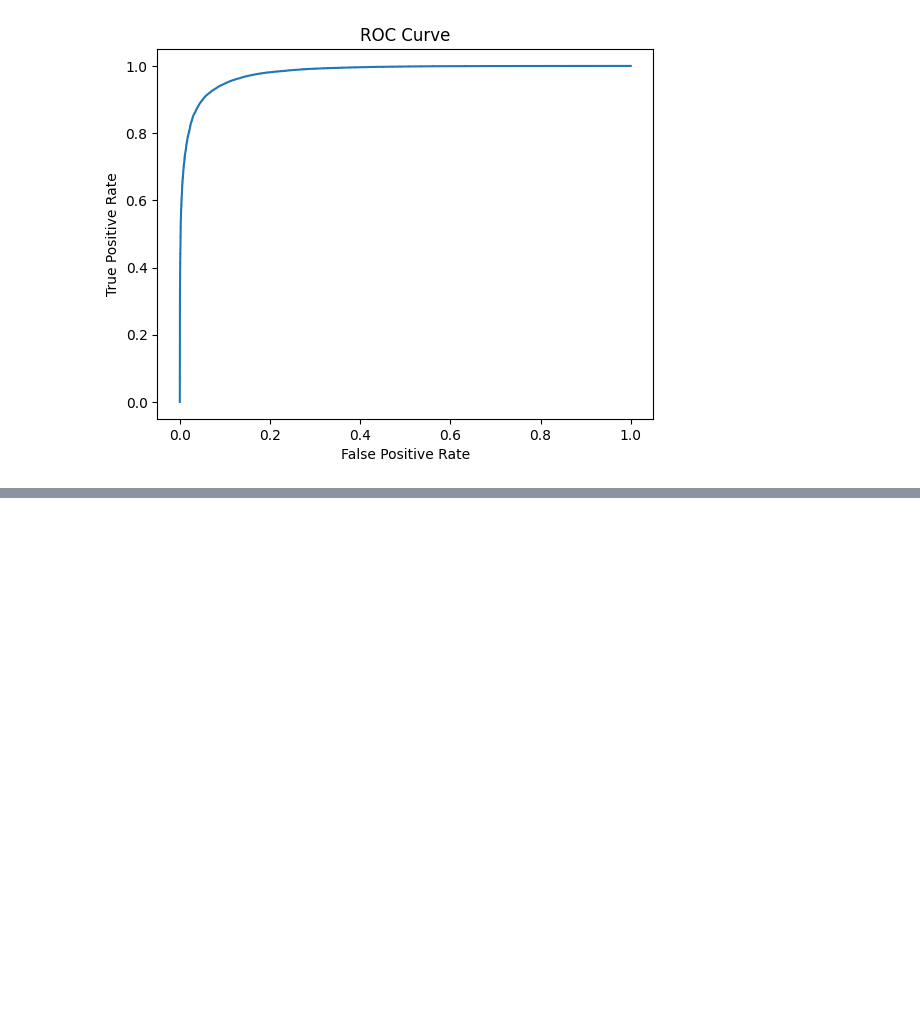
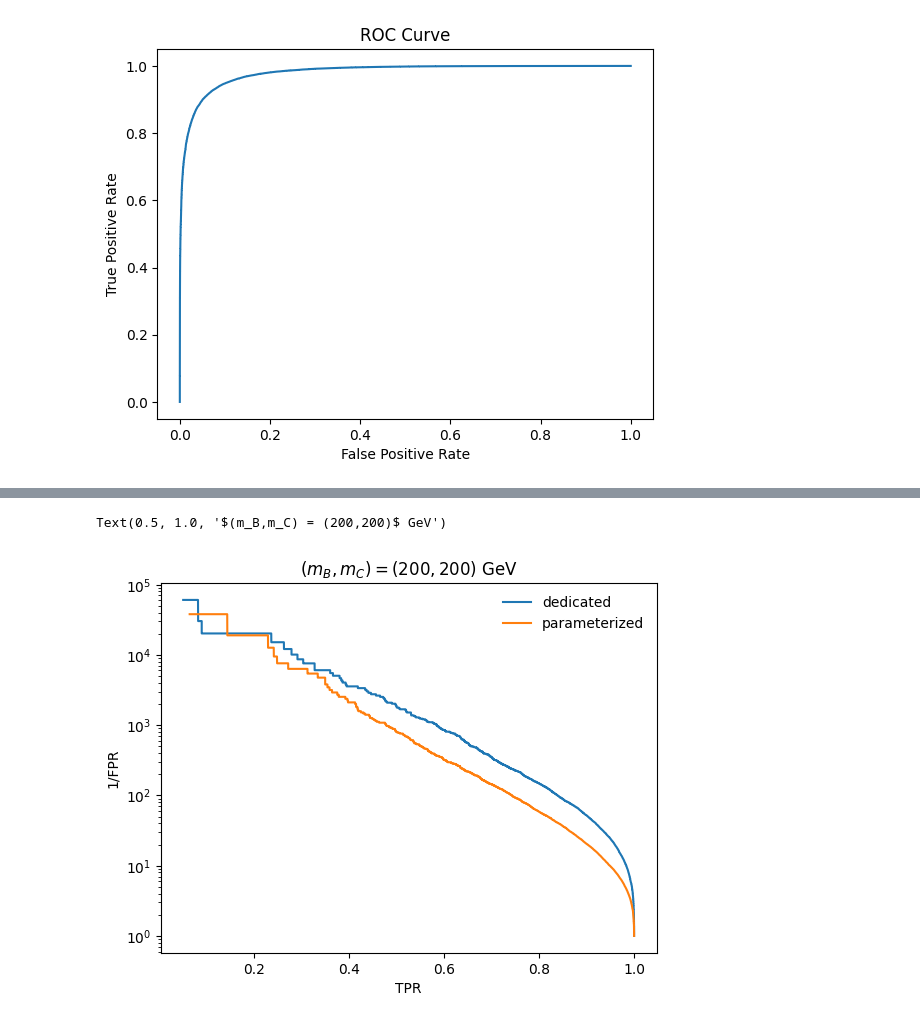
Before and after one commit to GitGup/SemiWeaklySupervised, a Jupyter notebook: Anomaly.ipynb, the cells around one changed output, grey strips where cells are left out. Saved outputs shown, nothing was run; the diff lists cells and outputs as text; code cells hidden in the pictures; blank space fills up the shorter version.

```diff
--- a/Anomaly.ipynb
+++ b/Anomaly.ipynb
@@ -302,0 +335,7 @@ model_100.compile(loss='binary_crossentropy', optimizer='adam', metrics=['accura
+# %%
+model_200 = Sequential()
+model_200.add(Dense(128, input_dim=4, activation='relu'))
+model_200.add(Dense(128, activation='relu'))
+model_200.add(Dense(128, activation='relu'))
+model_200.add(Dense(1, activation='sigmoid'))
+model_200.compile(loss='binary_crossentropy', optimizer='adam', metrics=['accuracy'])
@@ -448,0 +626,11 @@ Text(0.5, 1.0, '$(m_B,m_C) = (100,100)$ GeV')
+# %%
+plt.plot(tpr_200,1./fpr_200,label="dedicated")
+plt.plot(tpr_all,1./fpr_all,label="parameterized")
+plt.yscale("log")
+plt.legend(frameon=False)
+plt.xlabel("TPR")
+plt.ylabel("1/FPR")
+plt.title("$(m_B,m_C) = (200,200)$ GeV")
+# %% [output]
+Text(0.5, 1.0, '$(m_B,m_C) = (200,200)$ GeV')
+[figure, added]
```
Also changed, not shown: parts of 28 cells of this notebook.
